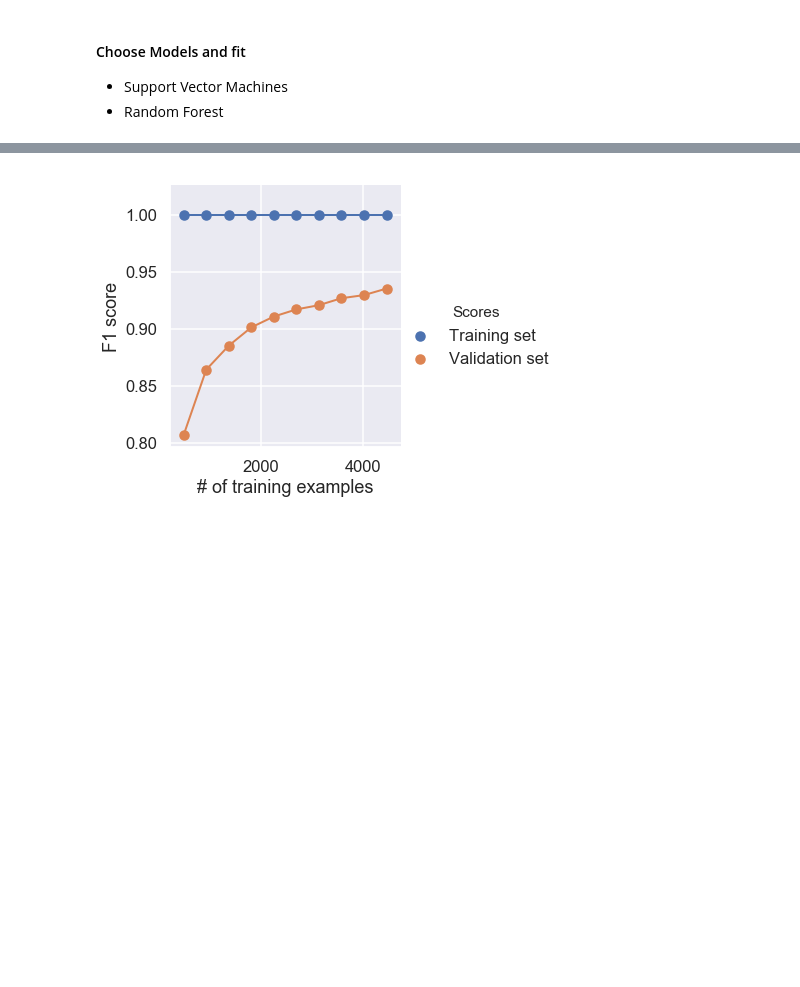
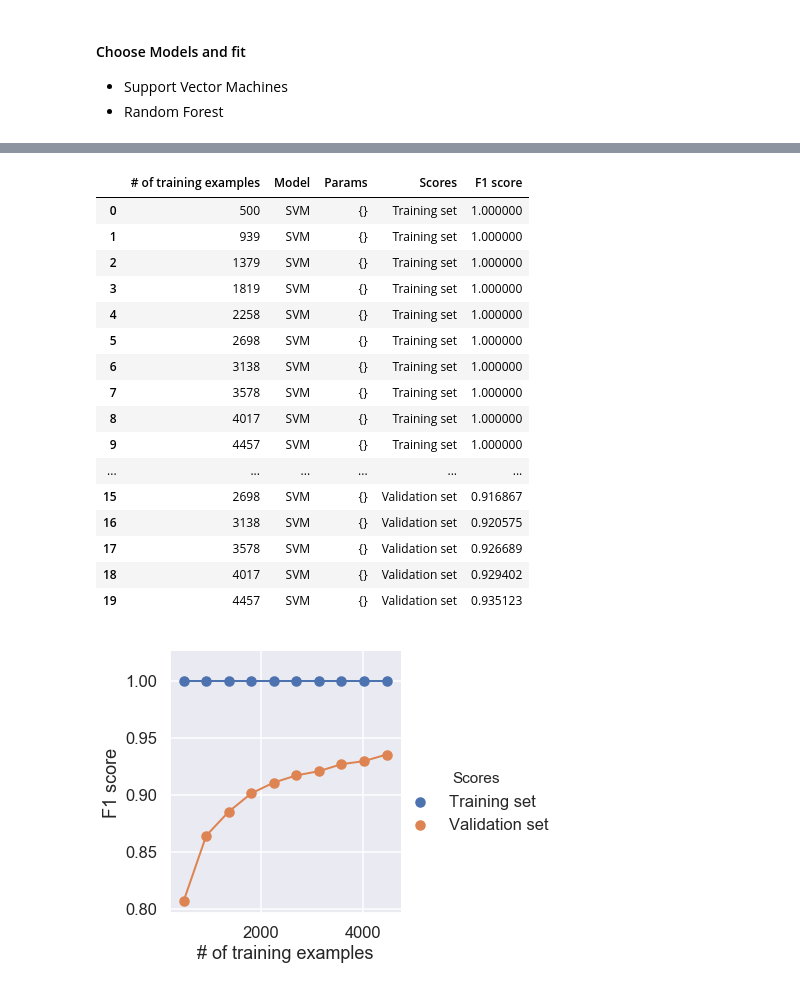
Before and after one commit to JeremyBYU/mdp-machine-learning, a Jupyter notebook: presentation/mdp_presentation_1.ipynb, the cells around one changed output, grey strips where cells are left out. Cells and saved outputs as stored; diff of their text form; code cells hidden in the pictures; blank space fills up the shorter version.

```diff
--- a/presentation/mdp_presentation_1.ipynb
+++ b/presentation/mdp_presentation_1.ipynb
@@ -589,14 +612,21 @@ X_data
 # %%
-def make_tidy(sample_space, train_scores, valid_scores):
+def create_records(sample_space, train_scores, valid_scores, model_name='SVM', params=''):
+
+
+def make_tidy(sample_space, train_scores, valid_scores, model_name='SVM', params=''):
+     = sample_space * train_scores.shape[1]
     messy_format = pd.DataFrame(
-        np.stack((sample_space, train_scores.mean(axis=1),
-                  valid_scores.mean(axis=1)), axis=1),
-        columns=['# of training examples', 'Training set', 'Validation set']
+        np.stack((sample_space , train_scores.mean(axis=1),
+                  valid_scores.mean(axis=1), [model_name] * size, [params] * size), axis=1),
+        columns=['# of training examples', 'Training set', 'Validation set', 'Model', 'Params']
     )
+    dtype={'# of training examples':np.int,'Training set': np.float, 'Validation set': np.float, 'Model': str, 'Params': str }
+    for k, v in dtype.items():
+        messy_format[k] = messy_format[k].astype(v)
 
     return pd.melt(
         messy_format,
-        id_vars='# of training examples',
+        id_vars=['# of training examples', 'Model', 'Params'],
         value_vars=['Training set', 'Validation set'],
         var_name='Scores',
         value_name='F1 score'
@@ -628,3 +646,23 @@ array([[1., 1., 1., 1., 1., 1., 1., 1., 1., 1.],
+# %%
+make_tidy(sample_space,train_scores, valid_scores)
+# %% [output]
+|  | # of training examples | Model | Params | Scores | F1 score |
+| 0 | 500 | SVM | {} | Training set | 1.000000 |
+| 1 | 939 | SVM | {} | Training set | 1.000000 |
+| 2 | 1379 | SVM | {} | Training set | 1.000000 |
+| 3 | 1819 | SVM | {} | Training set | 1.000000 |
+| 4 | 2258 | SVM | {} | Training set | 1.000000 |
+| 5 | 2698 | SVM | {} | Training set | 1.000000 |
+| 6 | 3138 | SVM | {} | Training set | 1.000000 |
+| 7 | 3578 | SVM | {} | Training set | 1.000000 |
+| 8 | 4017 | SVM | {} | Training set | 1.000000 |
+| 9 | 4457 | SVM | {} | Training set | 1.000000 |
+| ... | ... | ... | ... | ... | ... |
+| 15 | 2698 | SVM | {} | Validation set | 0.916867 |
+| 16 | 3138 | SVM | {} | Validation set | 0.920575 |
+| 17 | 3578 | SVM | {} | Validation set | 0.926689 |
+| 18 | 4017 | SVM | {} | Validation set | 0.929402 |
+| 19 | 4457 | SVM | {} | Validation set | 0.935123 |
 # %%
 g = sns.FacetGrid(make_tidy(sample_space, train_scores, valid_scores), hue='Scores', height=5)
 
```
Also changed, not shown: parts of 2 cells of this notebook.
